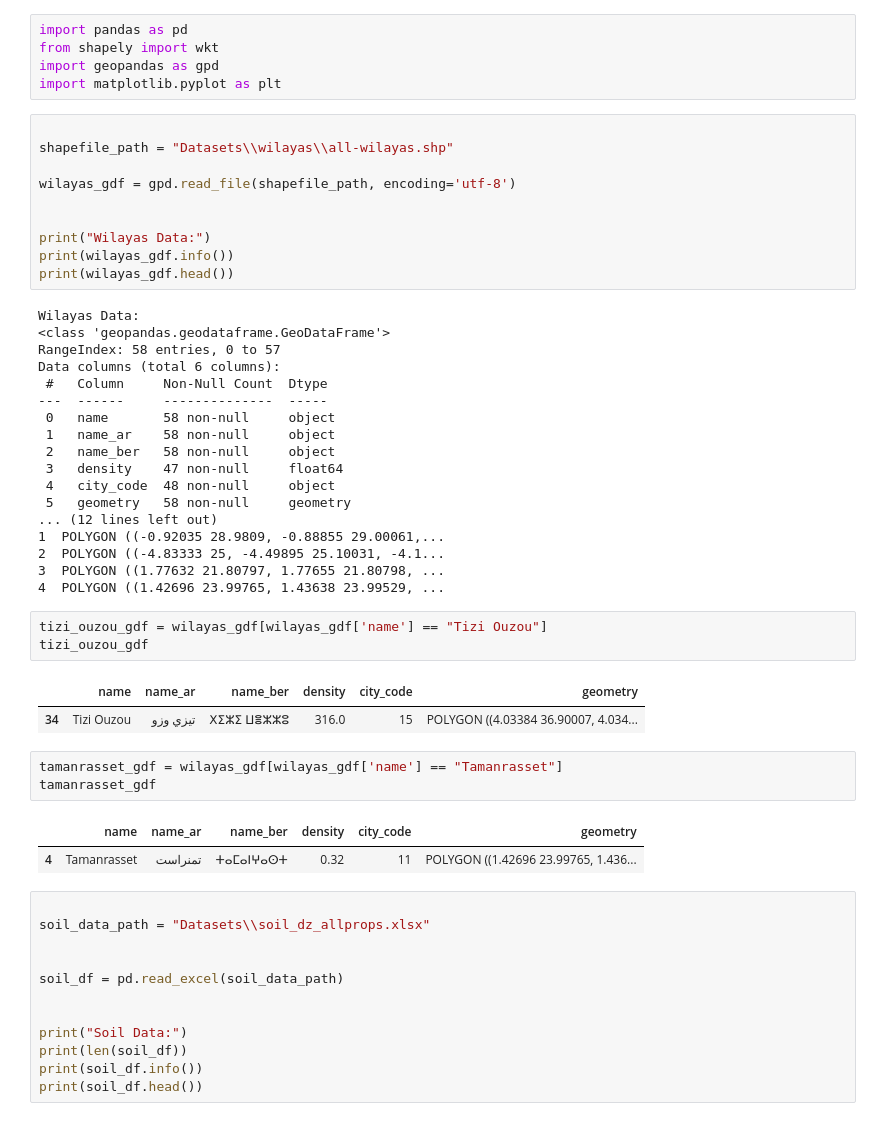
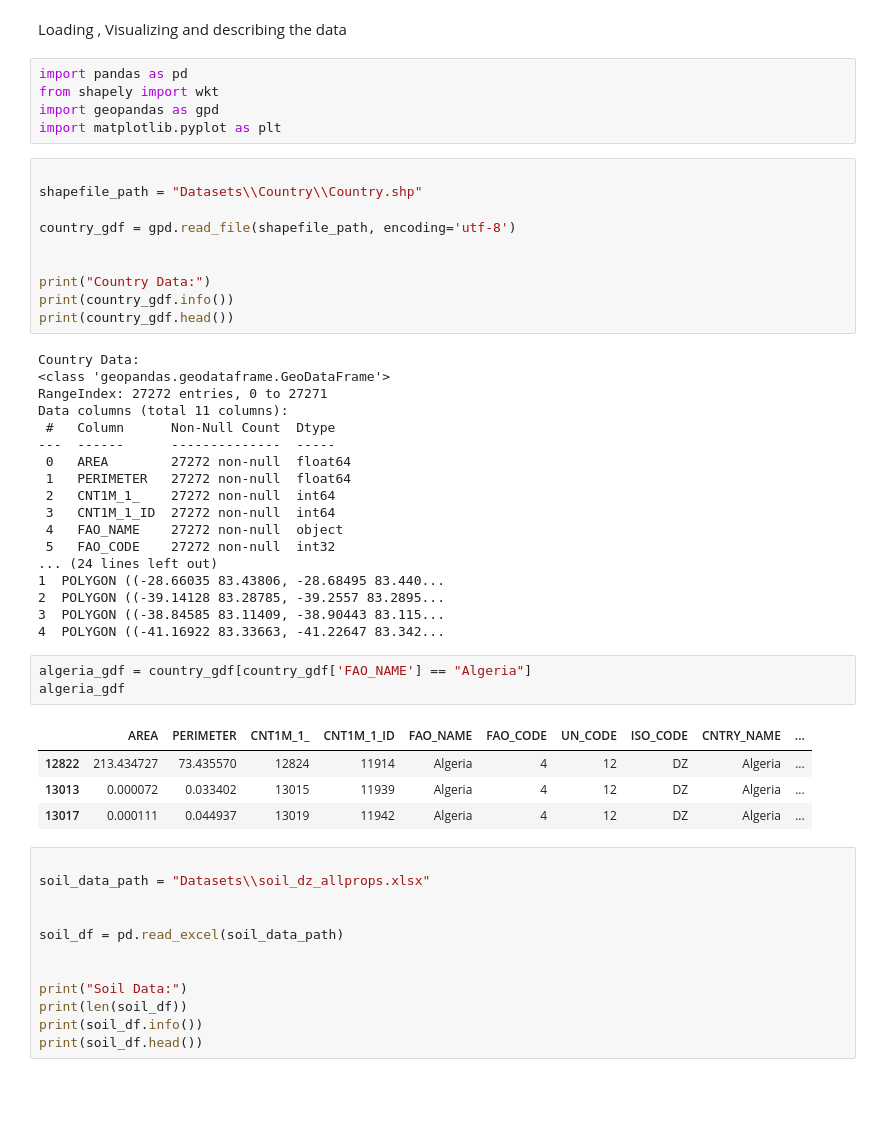
Before and after one commit to rahilGhamraci/Data-Mining-Project, a Jupyter notebook: part 1.ipynb, the cells around one changed output. Drawn from its saved outputs; the diff is of its cells as text; blank space fills up the shorter version.

```diff
--- a/part 1.ipynb
+++ b/part 1.ipynb
@@ -3,3 +1,5 @@ A
+# %% [markdown]
+Loading , Visualizing and describing the data
 # %%
 import pandas as pd
 from shapely import wkt
@@ -7,44 +7,40 @@ import geopandas as gpd
 import matplotlib.pyplot as plt
 # %%
 
-shapefile_path = "Datasets\\wilayas\\all-wilayas.shp"
+shapefile_path = "Datasets\\Country\\Country.shp"
 
-wilayas_gdf = gpd.read_file(shapefile_path, encoding='utf-8')
+country_gdf = gpd.read_file(shapefile_path, encoding='utf-8')
 
 
-print("Wilayas Data:")
-print(wilayas_gdf.info())
-print(wilayas_gdf.head())
+print("Country Data:")
+print(country_gdf.info())
+print(country_gdf.head())
 # %% [output]
-Wilayas Data:
+Country Data:
 <class 'geopandas.geodataframe.GeoDataFrame'>
-RangeIndex: 58 entries, 0 to 57
-Data columns (total 6 columns):
- #   Column     Non-Null Count  Dtype
----  ------     --------------  -----
- 0   name       58 non-null     object
- 1   name_ar    58 non-null     object
- 2   name_ber   58 non-null     object
- 3   density    47 non-null     float64
- 4   city_code  48 non-null     object
- 5   geometry   58 non-null     geometry
-... (12 lines left out)
-1  POLYGON ((-0.92035 28.9809, -0.88855 29.00061,...
-2  POLYGON ((-4.83333 25, -4.49895 25.10031, -4.1...
-3  POLYGON ((1.77632 21.80797, 1.77655 21.80798, ...
-4  POLYGON ((1.42696 23.99765, 1.43638 23.99529, ...
+RangeIndex: 27272 entries, 0 to 27271
+Data columns (total 11 columns):
+ #   Column      Non-Null Count  Dtype
+---  ------      --------------  -----
+ 0   AREA        27272 non-null  float64
+ 1   PERIMETER   27272 non-null  float64
+ 2   CNT1M_1_    27272 non-null  int64
+ 3   CNT1M_1_ID  27272 non-null  int64
+ 4   FAO_NAME    27272 non-null  object
+ 5   FAO_CODE    27272 non-null  int32
+... (24 lines left out)
+1  POLYGON ((-28.66035 83.43806, -28.68495 83.440...
+2  POLYGON ((-39.14128 83.28785, -39.2557 83.2895...
+3  POLYGON ((-38.84585 83.11409, -38.90443 83.115...
+4  POLYGON ((-41.16922 83.33663, -41.22647 83.342...
-# %%
-tizi_ouzou_gdf = wilayas_gdf[wilayas_gdf['name'] == "Tizi Ouzou"]
-tizi_ouzou_gdf
-# %% [output]
-|  | name | name_ar | name_ber | density | city_code | geometry |
-| 34 | Tizi Ouzou | تيزي وزو | ⵝⵉⵣⵉ ⵡⴻⵣⵣⵓ | 316.0 | 15 | POLYGON ((4.03384 36.90007, 4.034... |
-# %%
-tamanrasset_gdf = wilayas_gdf[wilayas_gdf['name'] == "Tamanrasset"]
-tamanrasset_gdf
-# %% [output]
-|  | name | name_ar | name_ber | density | city_code | geometry |
-| 4 | Tamanrasset | تمنراست | ⵜⴰⵎⴰⵏⵖⴰⵙⵜ | 0.32 | 11 | POLYGON ((1.42696 23.99765, 1.436... |
+# %%
+algeria_gdf = country_gdf[country_gdf['FAO_NAME'] == "Algeria"]
+algeria_gdf
+# %% [output]
+|  | AREA | PERIMETER | CNT1M_1_ | CNT1M_1_ID | FAO_NAME | FAO_CODE | UN_CODE | ISO_CODE | CNTRY_NAME | ... |
+| 12822 | 213.434727 | 73.435570 | 12824 | 11914 | Algeria | 4 | 12 | DZ | Algeria | ... |
+| 13013 | 0.000072 | 0.033402 | 13015 | 11939 | Algeria | 4 | 12 | DZ | Algeria | ... |
+| 13017 | 0.000111 | 0.044937 | 13019 | 11942 | Algeria | 4 | 12 | DZ | Algeria | ... |
 # %%
 
 soil_data_path = "Datasets\\soil_dz_allprops.xlsx"
```
Also changed, not shown: parts of 107 cells of this notebook.
